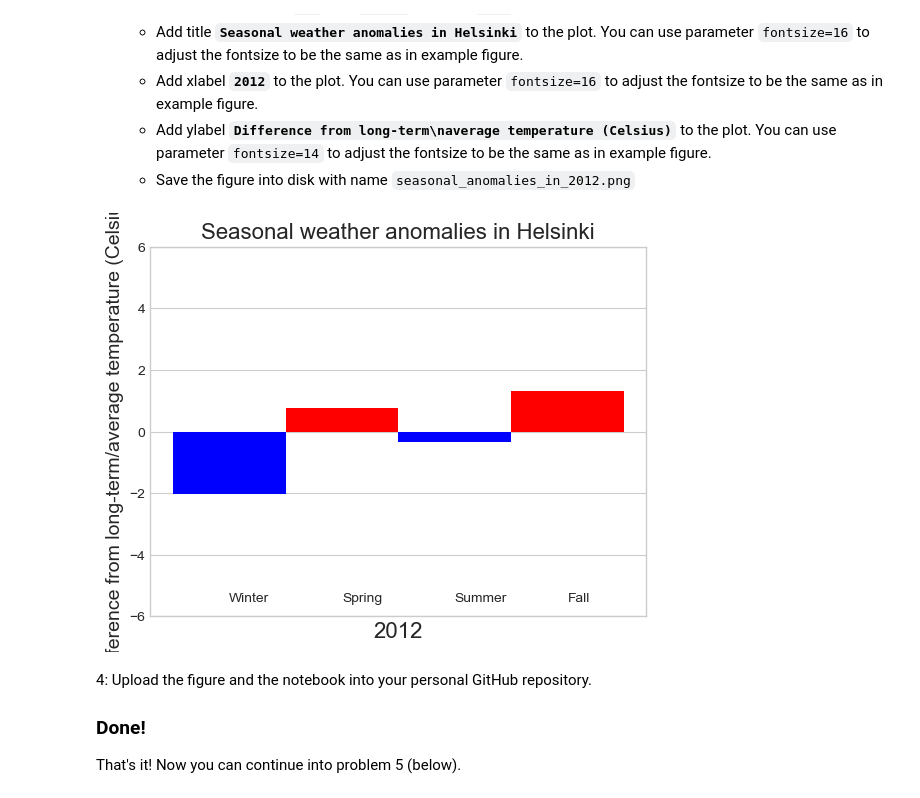
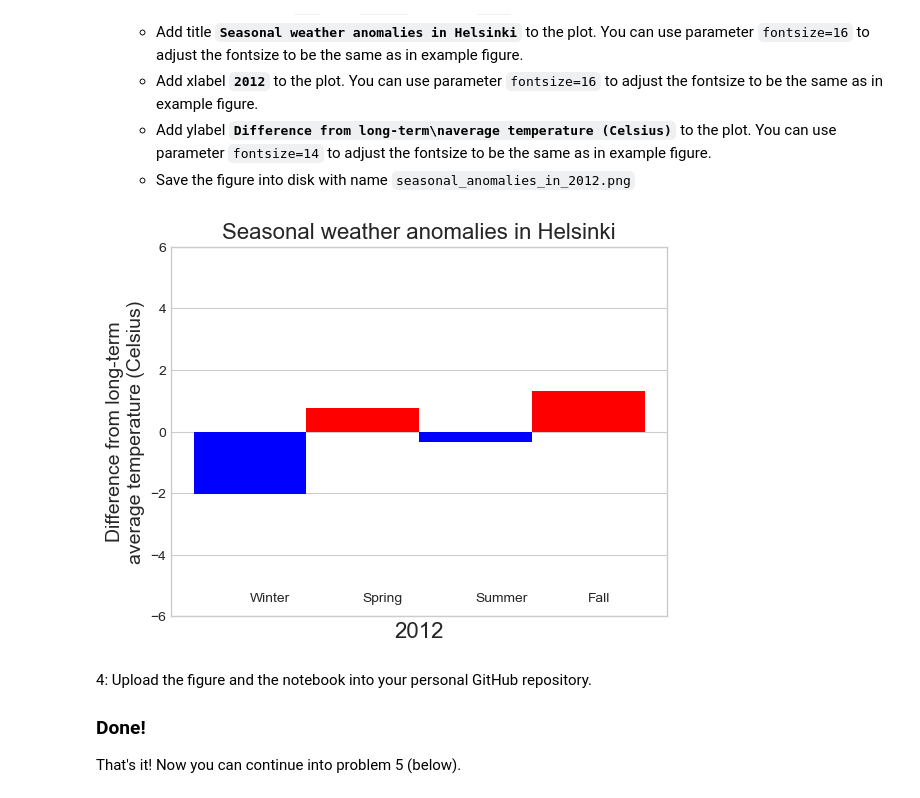
Before and after one commit to lukasrhoades/GEOG-329-Helsinki, a Jupyter notebook: Exercise-7/Exercise-7-problems-3-5.ipynb, the cells around one changed output. Cells and saved outputs as stored; diff of their text form; code cells hidden in the pictures.

Commit message:
fix plot ylabel for problem 4

```diff
--- a/Exercise-7/Exercise-7-problems-3-5.ipynb
+++ b/Exercise-7/Exercise-7-problems-3-5.ipynb
@@ -351,35 +351,35 @@ for idx, season in enumerate(seasons):
         color = "blue"
     ax.bar(
         x=idx,
         height=season,
         width=1.0,
         color=color
     )
 
 ax.set_ylim([-6, 6])
 ax.set_xticks([], [])  # Remove ticks
 
 # Bar annotations
 ax.text(0, -5.5, "Winter")
 ax.text(1, -5.5, "Spring")
 ax.text(2, -5.5, "Summer")
 ax.text(3, -5.5, "Fall")
 
 # Figure labels
 ax.set_title("Seasonal weather anomalies in Helsinki", fontsize=16)
 ax.set_xlabel("2012", fontsize=16)
 ax.set_ylabel(
-    "Difference from long-term/average temperature (Celsius)",
+    "Difference from long-term\naverage temperature (Celsius)",
     fontsize=14
 )
 
 # Display figure
 plt.show()
 
 # Save figure
 fig.savefig("seasonal_anomalies_in_2012.png")
 # %% [output]
-[figure, old version]
+[figure, new version]
 # %% [markdown]
 4: Upload the figure and the notebook into your personal GitHub repository.
 
```
Also changed, not shown: 1 other file.
